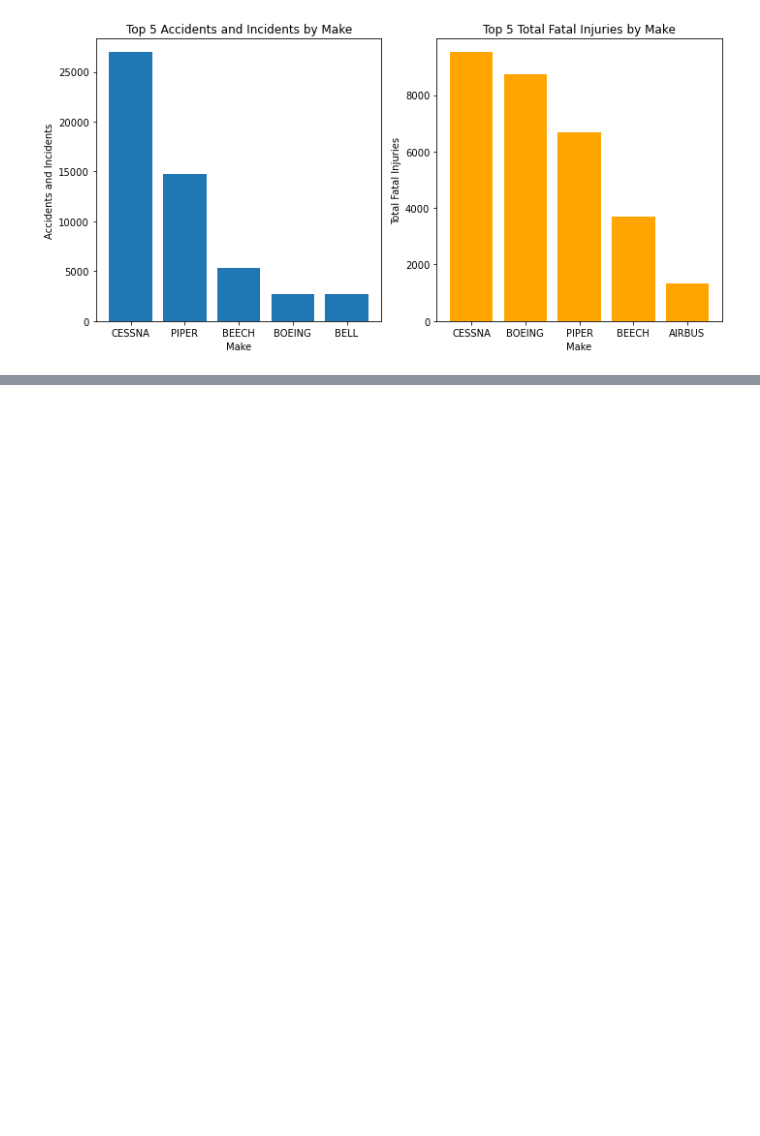
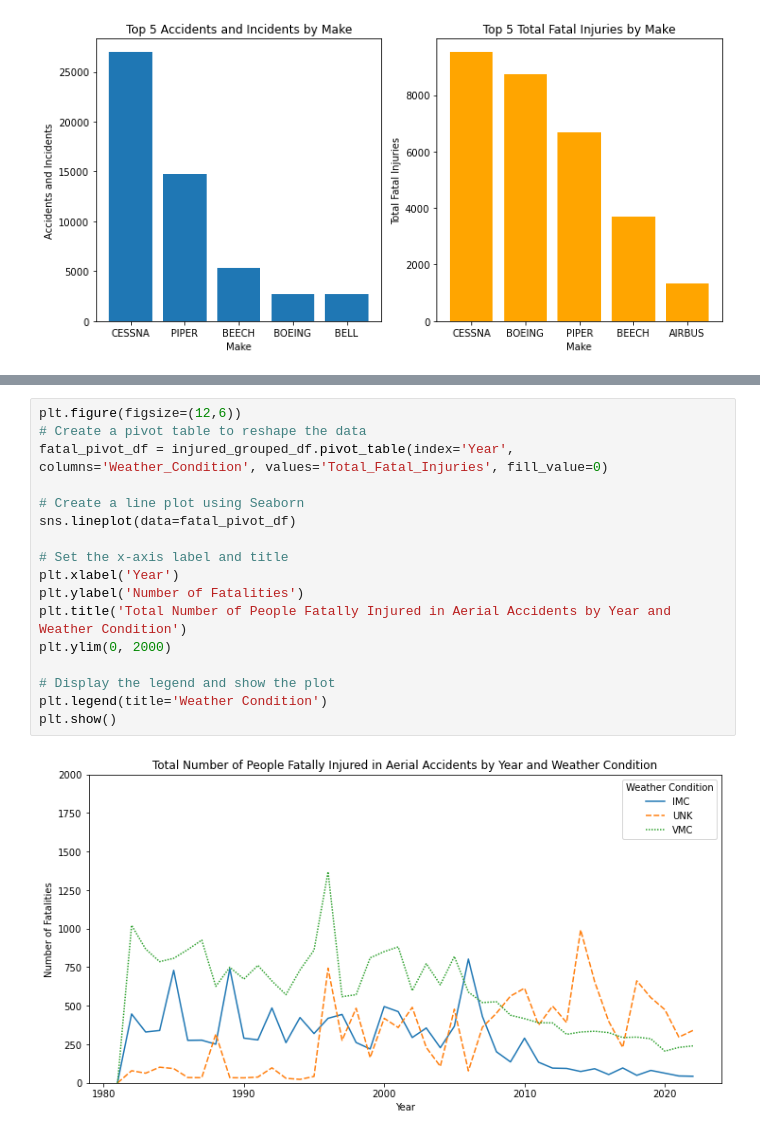
Before and after one commit to chrismiley87/aircraft-safety-analysis, a Jupyter notebook: notebook.ipynb, the cells around one changed output, grey strips where cells are left out. Cells and saved outputs as stored; diff of their text form; blank space fills up the shorter version.

```diff
--- a/notebook.ipynb
+++ b/notebook.ipynb
@@ -1140,0 +1220,19 @@ plt.show()
+# %%
+plt.figure(figsize=(12,6))
+# Create a pivot table to reshape the data
+fatal_pivot_df = injured_grouped_df.pivot_table(index='Year', columns='Weather_Condition', values='Total_Fatal_Injuries', fill_value=0)
+
+# Create a line plot using Seaborn
+sns.lineplot(data=fatal_pivot_df)
+
+# Set the x-axis label and title
+plt.xlabel('Year')
+plt.ylabel('Number of Fatalities')
+plt.title('Total Number of People Fatally Injured in Aerial Accidents by Year and Weather Condition')
+plt.ylim(0, 2000)
+
+# Display the legend and show the plot
+plt.legend(title='Weather Condition')
+plt.show()
+# %% [output]
+[figure, added]
```
Also changed, not shown: parts of 13 cells of this notebook.
